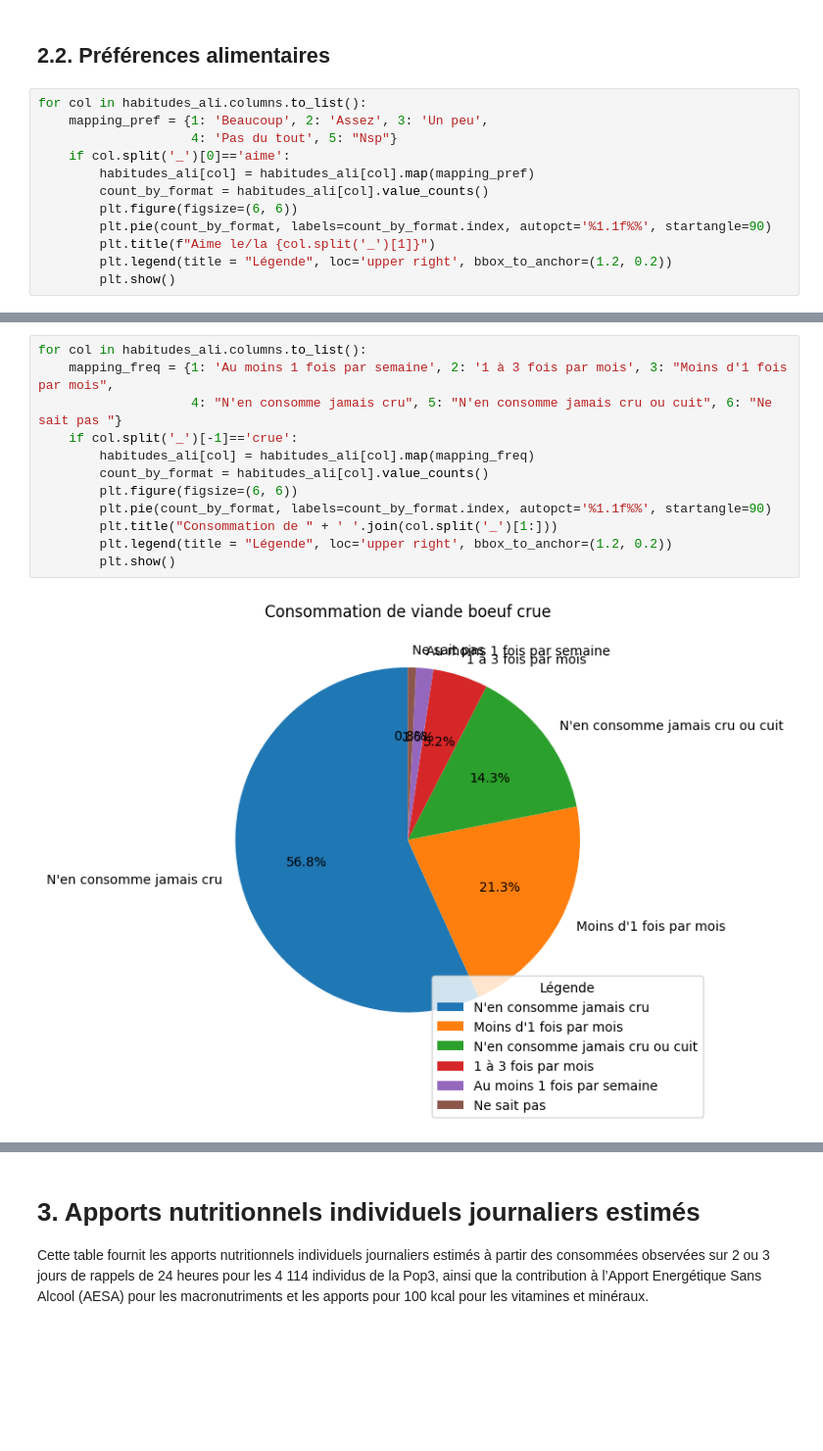
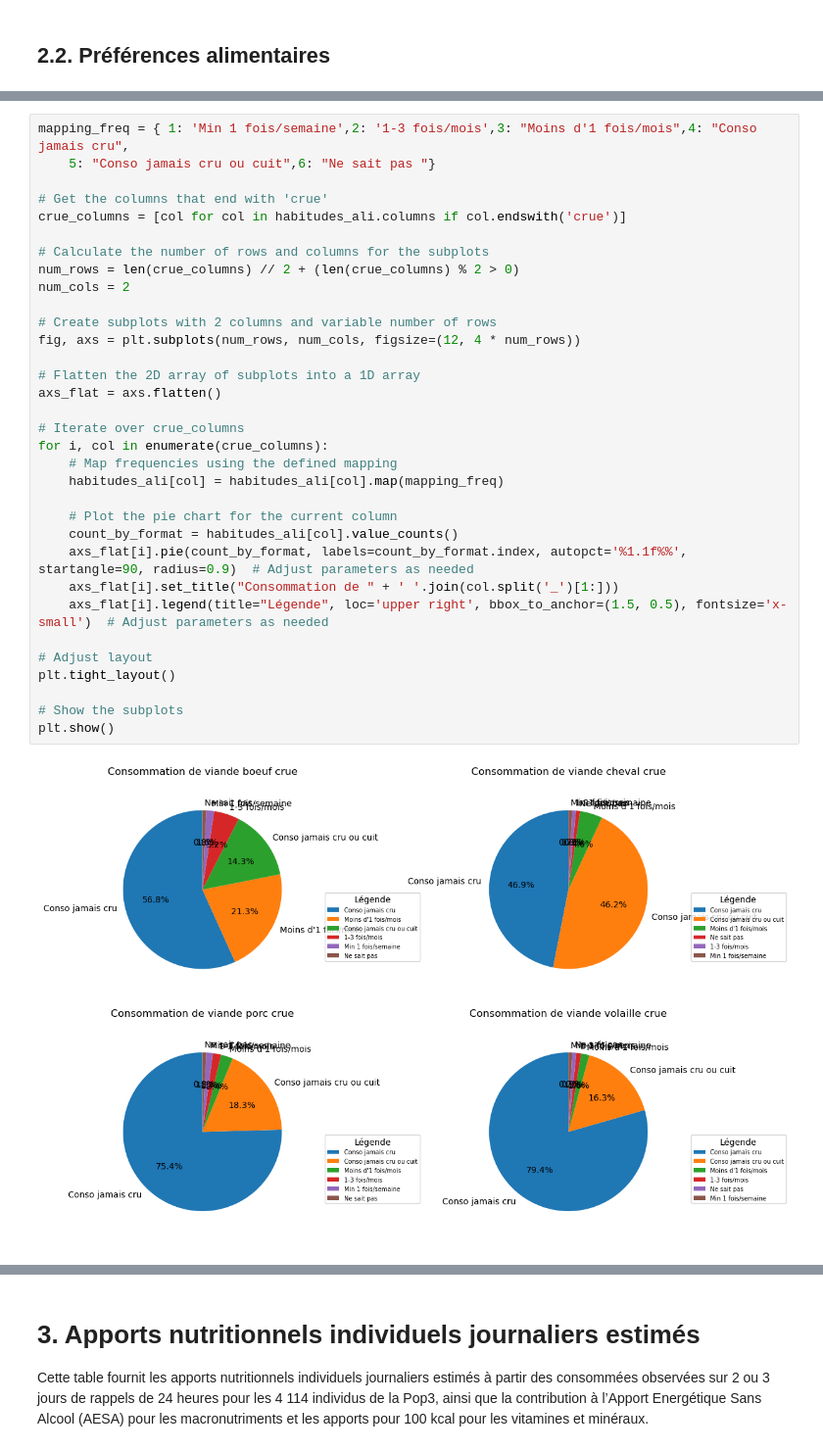
Before and after one commit to Emilecoding/Python-2A-Ensae, a Jupyter notebook: Notebook final.ipynb, the cells around one changed output, grey strips where cells are left out. Shown at 98% size. Drawn from its saved outputs; the diff is of its cells as text; blank space fills up the shorter version.

```diff
--- a/Notebook final.ipynb
+++ b/Notebook final.ipynb
@@ -230,15 +220,3 @@ habitudes_ali.sample(10)
 10 rows × 389 columns
 # %% [markdown]
 ## 2.2. Préférences alimentaires
-# %%
-for col in habitudes_ali.columns.to_list():
-    mapping_pref = {1: 'Beaucoup', 2: 'Assez', 3: 'Un peu',
-                    4: 'Pas du tout', 5: "Nsp"}
-    if col.split('_')[0]=='aime':
-        habitudes_ali[col] = habitudes_ali[col].map(mapping_pref)
-        count_by_format = habitudes_ali[col].value_counts()
-        plt.figure(figsize=(6, 6))
-        plt.pie(count_by_format, labels=count_by_format.index, autopct='%1.1f%%', startangle=90)
-        plt.title(f"Aime le/la {col.split('_')[1]}")
-        plt.legend(title = "Légende", loc='upper right', bbox_to_anchor=(1.2, 0.2))
-        plt.show()
@@ -247,14 +265,35 @@ NameError: name 'habitudes_ali' is not defined
 # %%
-for col in habitudes_ali.columns.to_list():
-    mapping_freq = {1: 'Au moins 1 fois par semaine', 2: '1 à 3 fois par mois', 3: "Moins d'1 fois par mois",
-                    4: "N'en consomme jamais cru", 5: "N'en consomme jamais cru ou cuit", 6: "Ne sait pas "}
-    if col.split('_')[-1]=='crue':
-        habitudes_ali[col] = habitudes_ali[col].map(mapping_freq)
-        count_by_format = habitudes_ali[col].value_counts()
-        plt.figure(figsize=(6, 6))
-        plt.pie(count_by_format, labels=count_by_format.index, autopct='%1.1f%%', startangle=90)
-        plt.title("Consommation de " + ' '.join(col.split('_')[1:]))
-        plt.legend(title = "Légende", loc='upper right', bbox_to_anchor=(1.2, 0.2))
-        plt.show()
+mapping_freq = { 1: 'Min 1 fois/semaine',2: '1-3 fois/mois',3: "Moins d'1 fois/mois",4: "Conso jamais cru",
+    5: "Conso jamais cru ou cuit",6: "Ne sait pas "}
+
+# Get the columns that end with 'crue'
+crue_columns = [col for col in habitudes_ali.columns if col.endswith('crue')]
+
+# Calculate the number of rows and columns for the subplots
+num_rows = len(crue_columns) // 2 + (len(crue_columns) % 2 > 0)
+num_cols = 2
+
+# Create subplots with 2 columns and variable number of rows
+fig, axs = plt.subplots(num_rows, num_cols, figsize=(12, 4 * num_rows))
+
+# Flatten the 2D array of subplots into a 1D array
+axs_flat = axs.flatten()
+
+# Iterate over crue_columns
+for i, col in enumerate(crue_columns):
+    # Map frequencies using the defined mapping
+    habitudes_ali[col] = habitudes_ali[col].map(mapping_freq)
+
+    # Plot the pie chart for the current column
+    count_by_format = habitudes_ali[col].value_counts()
+    axs_flat[i].pie(count_by_format, labels=count_by_format.index, autopct='%1.1f%%', startangle=90, radius=0.9)  # Adjust parameters as needed
+    axs_flat[i].set_title("Consommation de " + ' '.join(col.split('_')[1:]))
+    axs_flat[i].legend(title="Légende", loc='upper right', bbox_to_anchor=(1.5, 0.5), fontsize='x-small')  # Adjust parameters as needed
+
+# Adjust layout
+plt.tight_layout()
+
+# Show the subplots
+plt.show()
 # %% [output]
-[figure, old version]
+[figure, new version]
```
Also changed, not shown: parts of 13 cells of this notebook, 1 other file.
